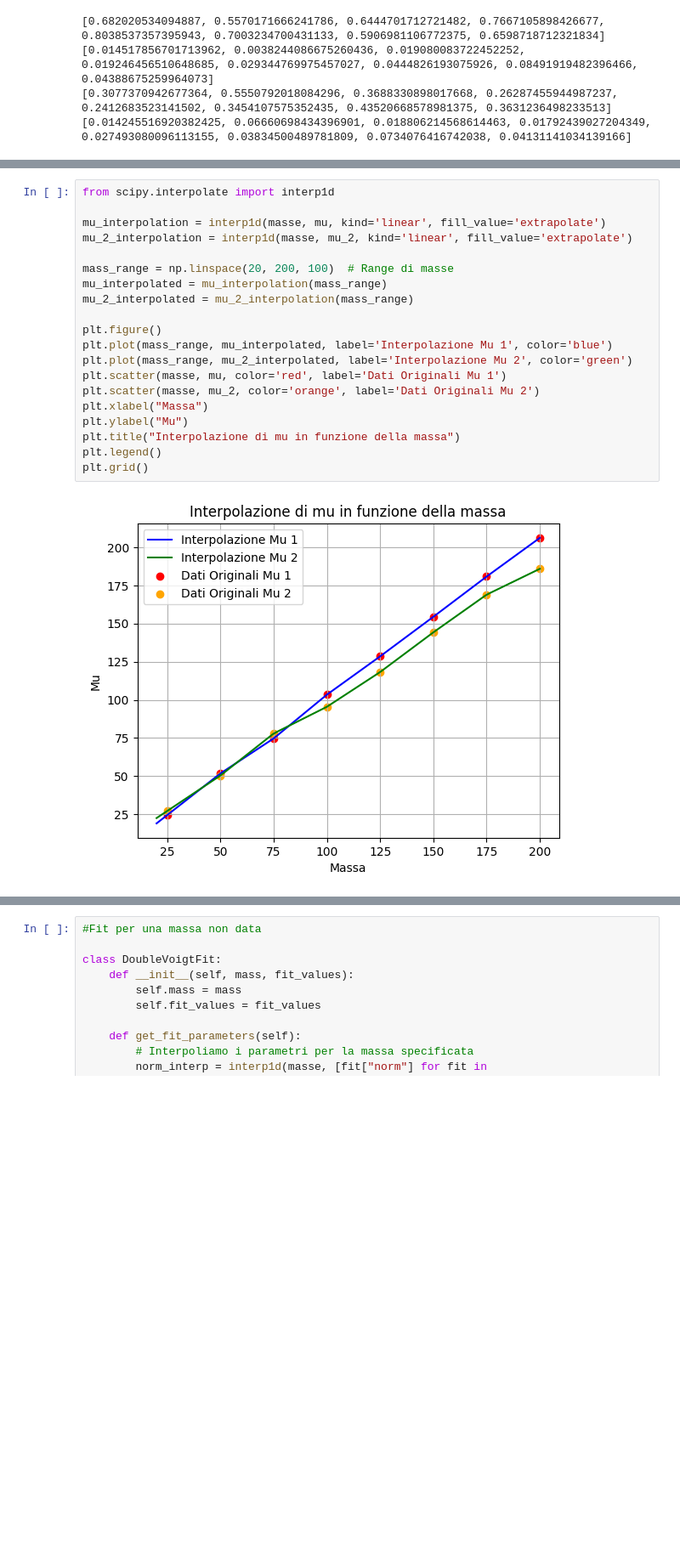
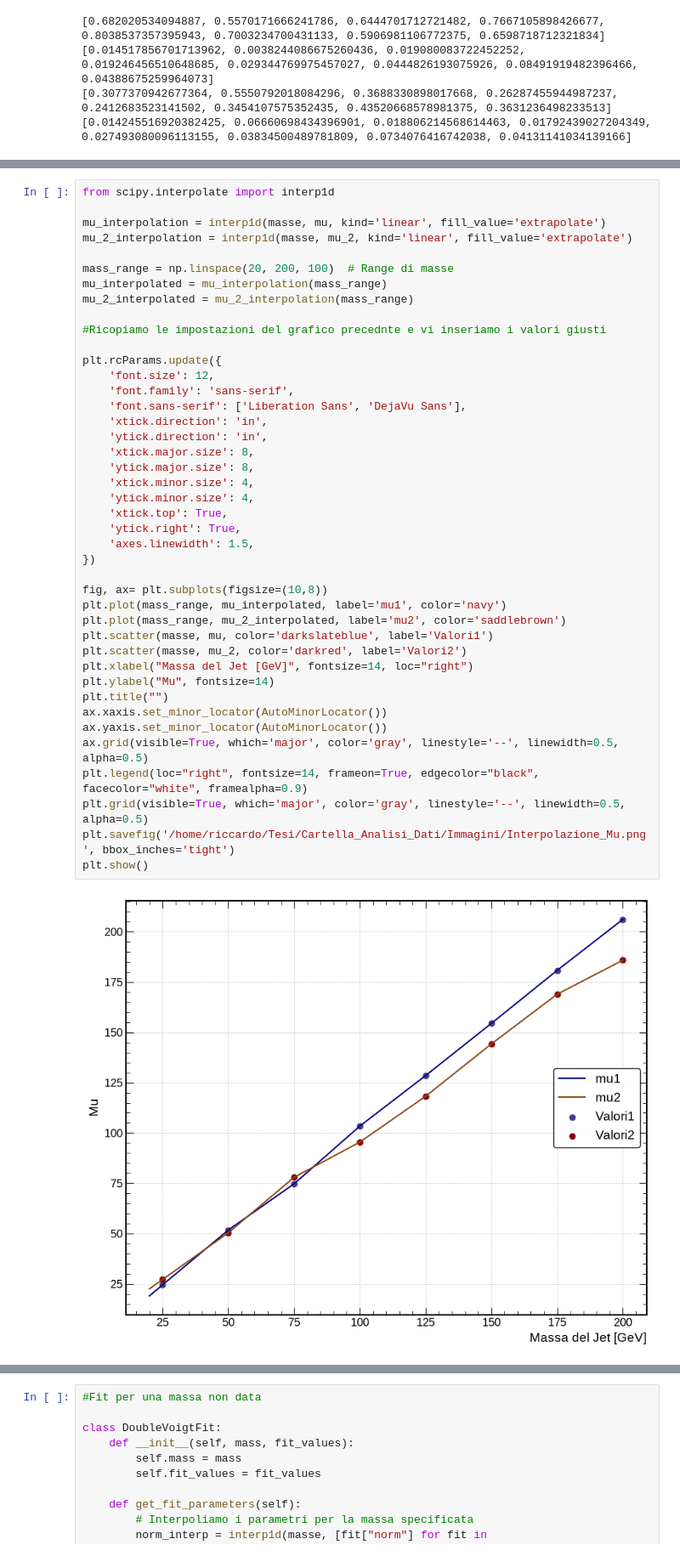
Before and after one commit to riccardocanterini-cyber/Tesi, a Jupyter notebook: Fit_Bifunzione/Interpolazione_BF.ipynb, the cells around one changed output, grey strips where cells are left out. Shown at 85% size. Cells and saved outputs as stored; diff of their text form; blank space fills up the shorter version.

```diff
--- a/Fit_Bifunzione/Interpolazione_BF.ipynb
+++ b/Fit_Bifunzione/Interpolazione_BF.ipynb
@@ -109,25 +129,47 @@ plt.show()
 # %%
 from scipy.interpolate import interp1d
 
 mu_interpolation = interp1d(masse, mu, kind='linear', fill_value='extrapolate')
 mu_2_interpolation = interp1d(masse, mu_2, kind='linear', fill_value='extrapolate')
 
 mass_range = np.linspace(20, 200, 100)  # Range di masse
 mu_interpolated = mu_interpolation(mass_range)
 mu_2_interpolated = mu_2_interpolation(mass_range)
 
-plt.figure()
-plt.plot(mass_range, mu_interpolated, label='Interpolazione Mu 1', color='blue')
-plt.plot(mass_range, mu_2_interpolated, label='Interpolazione Mu 2', color='green')
-plt.scatter(masse, mu, color='red', label='Dati Originali Mu 1')
-plt.scatter(masse, mu_2, color='orange', label='Dati Originali Mu 2')
-plt.xlabel("Massa")
-plt.ylabel("Mu")
-plt.title("Interpolazione di mu in funzione della massa")
-plt.legend()
-plt.grid()
+#Ricopiamo le impostazioni del grafico precednte e vi inseriamo i valori giusti
+
+plt.rcParams.update({
+    'font.size': 12,
+    'font.family': 'sans-serif',
+    'font.sans-serif': ['Liberation Sans', 'DejaVu Sans'],
+    'xtick.direction': 'in',
+    'ytick.direction': 'in',
+    'xtick.major.size': 8,
+    'ytick.major.size': 8,
+    'xtick.minor.size': 4,
+    'ytick.minor.size': 4,
+    'xtick.top': True,
+    'ytick.right': True,
+    'axes.linewidth': 1.5,
+})
+
+fig, ax= plt.subplots(figsize=(10,8))
+plt.plot(mass_range, mu_interpolated, label='mu1', color='navy')
+plt.plot(mass_range, mu_2_interpolated, label='mu2', color='saddlebrown')
+plt.scatter(masse, mu, color='darkslateblue', label='Valori1')
+plt.scatter(masse, mu_2, color='darkred', label='Valori2')
+plt.xlabel("Massa del Jet [GeV]", fontsize=14, loc="right")
+plt.ylabel("Mu", fontsize=14)
+plt.title("")
+ax.xaxis.set_minor_locator(AutoMinorLocator())
+ax.yaxis.set_minor_locator(AutoMinorLocator())
+ax.grid(visible=True, which='major', color='gray', linestyle='--', linewidth=0.5, alpha=0.5)
+plt.legend(loc="right", fontsize=14, frameon=True, edgecolor="black", facecolor="white", framealpha=0.9)
+plt.grid(visible=True, which='major', color='gray', linestyle='--', linewidth=0.5, alpha=0.5)
+plt.savefig('/home/riccardo/Tesi/Cartella_Analisi_Dati/Immagini/Interpolazione_Mu.png', bbox_inches='tight')
+plt.show()
 # %% [output]
-[figure, old version]
+[figure, new version]
 # %%
 #Ora le sigma
 
```
Also changed, not shown: parts of 8 cells of this notebook, 15 other files.
